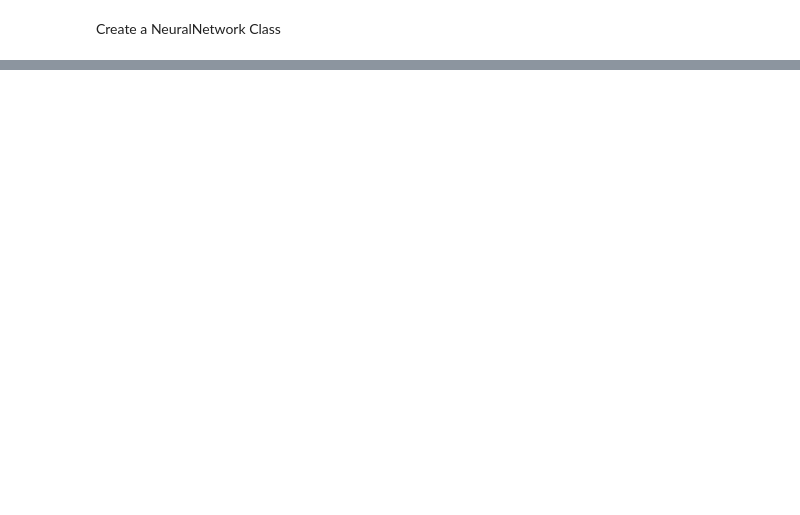
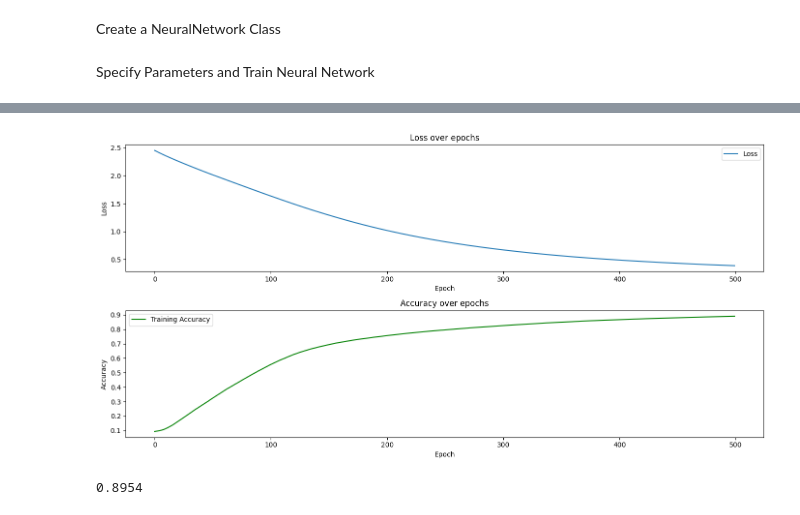
Before and after one commit to Rightafire2/MNISTDigitRecognition, a Jupyter notebook: neuralnet.ipynb, the cells around one changed output, grey strips where cells are left out. Cells and saved outputs as stored; diff of their text form; code cells hidden in the pictures; blank space fills up the shorter version.

Commit message:
simplified neural network to fix nan loss

```diff
--- a/neuralnet.ipynb
+++ b/neuralnet.ipynb
@@ -64,5 +66,10 @@ mnist_to_csv(mnist_test_ubyte_images, mnist_test_ubyte_labels, test_csv_path, nu
 # %%
 df_train = pd.read_csv(train_csv_path, header=None, names=column_names)
 df_test = pd.read_csv(test_csv_path, header=None, names=column_names)
+# %%
+train_images = df_train.drop('labels', axis=1).values
+train_labels = df_train['labels'].values
+test_images = df_test.drop('labels', axis=1).values
+test_labels = df_test['labels'].values
 # %% [markdown]
 Create a NeuralNetwork Class
@@ -454,0 +183,30 @@ nn.plot_metrics()
+# %% [markdown]
+Specify Parameters and Train Neural Network
+# %%
+train_epochs = 500
+subset_size = 60000
+subset_indices = np.random.choice(train_images.shape[0], subset_size, replace=False)
+x_train_subset = train_images[subset_indices].reshape(subset_size, -1).T / 255.0
+y_train_subset = train_labels[subset_indices]
+
+encoder = OneHotEncoder(sparse=False)
+y_train_subset_encoded = encoder.fit_transform(y_train_subset.reshape(-1, 1)).T
+x_test = test_images.reshape(test_images.shape[0], -1).T / 255.0
+y_test_encoded = encoder.transform(test_labels.reshape(-1, 1)).T
+
+nn = NeuralNetwork(
+    input_size=784,
+    hidden_layers=[64, 32],
+    output_size=10,
+    activation_functions=[NeuralNetwork.leaky_relu, NeuralNetwork.leaky_relu, NeuralNetwork.softmax],
+    learning_rate=0.0001
+)
+
+nn.train(x_train_subset, y_train_subset_encoded, epochs=train_epochs)
+nn.plot_metrics()
+
+y_pred_test = nn.predict(x_test)
+test_accuracy = nn.accuracy(np.argmax(y_test_encoded, axis=0), y_pred_test)
+
+test_accuracy
+# %% [output]
@@ -454,0 +230,2 @@ nn.plot_metrics()
+[figure, added]
+0.8954
```
Also changed, not shown: parts of 7 cells of this notebook.
